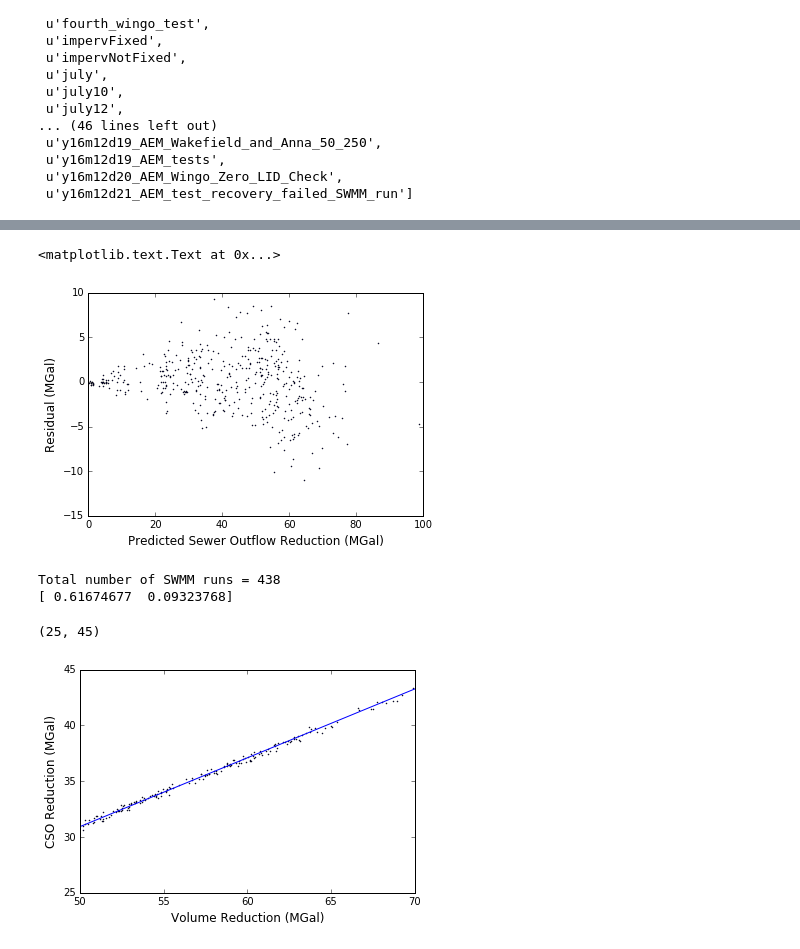
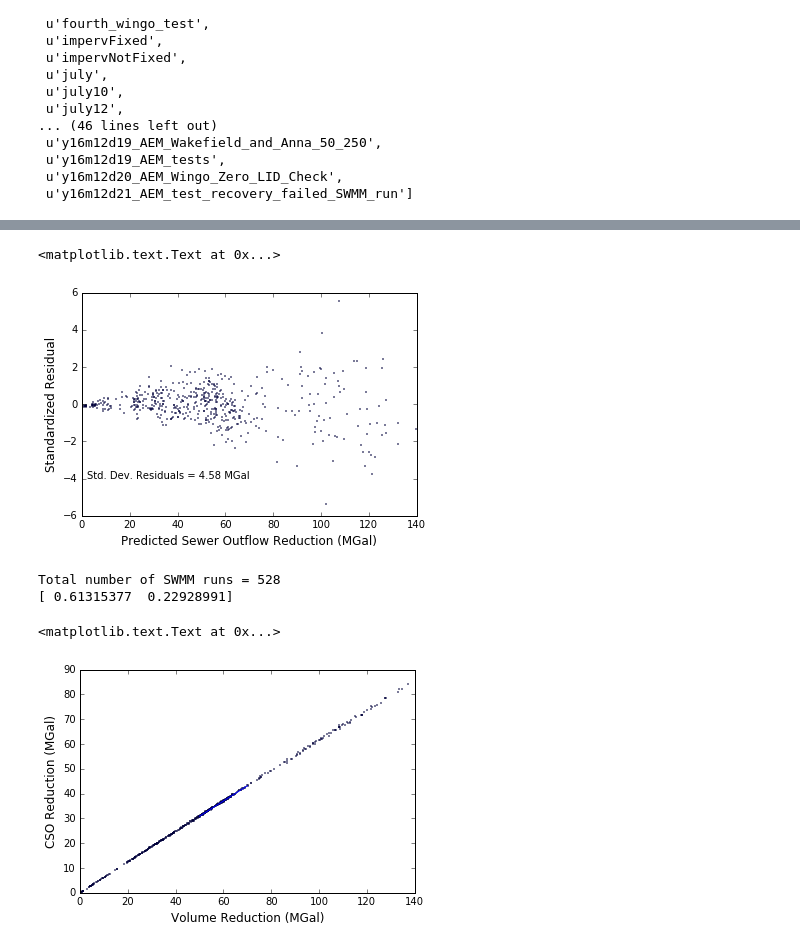
Before and after one commit to amcgarity/SWMMWise, a Jupyter notebook: multivariate_regression-AEM.ipynb, the cells around one changed output, grey strips where cells are left out. Cells and saved outputs as stored; diff of their text form; code cells hidden in the pictures.

```diff
--- a/multivariate_regression-AEM.ipynb
+++ b/multivariate_regression-AEM.ipynb
@@ -200,44 +212,49 @@ Df Model:                          14
 # %%
 # Generate Residuals Plot for Sewer Outflow Volume
 %matplotlib inline
+import numpy as np
 import matplotlib.pyplot as plt
 # First, transpose results['numLists']:
 xVals = zip(*results['numLists'])
 #print list(xvals[0])
 
 betaZero = stats.params[numVariables]
 yPredicted = []
 for xTuple in xVals:
     i = 0
     yval = betaZero
     for beta in stats.params:
         yval += beta*xTuple[i]
         i += 1
         if i == numVariables:
             break
     yPredicted.append(yval/1e6)  # convert to 10^6 Gal
 residuals = []
 i = 0
 for ySWMM in volReductionMgal:
     #print ySWMM
     resid = ySWMM - yPredicted[i]  # Residual in 10^6 Gal
     residuals.append(resid)
     i+=1
-#print residuals
+stdDevResiduals = np.std(residuals, ddof=1) #ddof=1 for SAMPLE std. dev.
+standardizedResiduals = [x / stdDevResiduals for x in residuals]
 (fig, ax1) = plt.subplots()
-ax1.plot(yPredicted,residuals,'ko',color = 'b',markersize = 1)
+ax1.plot(yPredicted,standardizedResiduals,'ko',color = 'b',markersize = 1)
 ax1.set_xlabel("Predicted Sewer Outflow Reduction (MGal)",fontsize=12)
-ax1.set_ylabel("Residual (MGal)",fontsize=12)
+ax1.set_ylabel("Standardized Residual",fontsize=12)
+#ax1.set_ylabel("Residual (MGal)",fontsize=12)
+stdDevText = "Std. Dev. Residuals = %0.2f MGal" % stdDevResiduals
+ax1.text(2,-4,stdDevText)
 # %% [output]
 <matplotlib.text.Text at 0x...>
-[figure, old version]
+[figure, new version]
 # %%
 # SCATTER PLOT OF CSO ANNUAL VOLUME REDUCTION VS SEWER OUTFLOW ANNUAL VOLUME REDUCTION
 %matplotlib inline
 import matplotlib.pyplot as plt
 print "Total number of SWMM runs = %d" % len(volReductionMgal)
-xRange = [50,70]
-yRange = [25,45]
+#xRange = [50,70]
+#yRange = [25,45]
 # fit a straight line to CSO volume vs Outflow volume:
 VolumeRed = []
 VolumeRed.append(volReductionMgal)
@@ -256,13 +273,13 @@ ax1.plot(volReductionMgal,csoReductionMgal,'ko',color = 'b',markersize = 1)
 ax1.plot(xline,yline)
 ax1.set_xlabel("Volume Reduction (MGal)",fontsize=12)
 ax1.set_ylabel("CSO Reduction (MGal)",fontsize=12)
-plt.xlim(xRange)
-plt.ylim(yRange)
+#plt.xlim(xRange)
+#plt.ylim(yRange)
 # %% [output]
-Total number of SWMM runs = 438
-[ 0.61674677  0.09323768]
+Total number of SWMM runs = 528
+[ 0.61315377  0.22928991]
-(25, 45)
+<matplotlib.text.Text at 0x...>
-[figure, old version]
+[figure, new version]
 # %%
 ### regression for total volume outflow
 y = csoResults["totalVol"]
```
Also changed, not shown: parts of 6 cells of this notebook, 8 other files.
